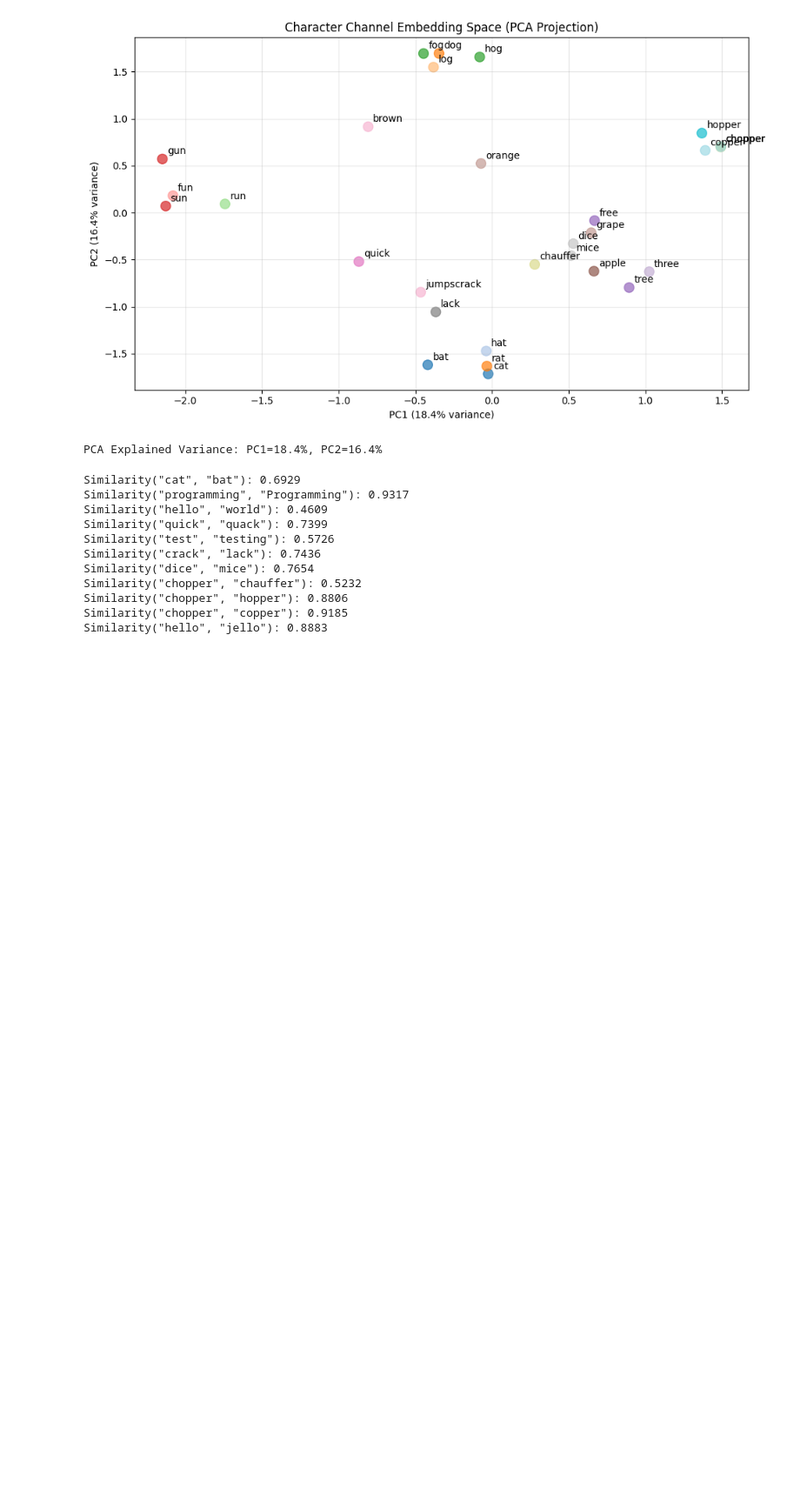
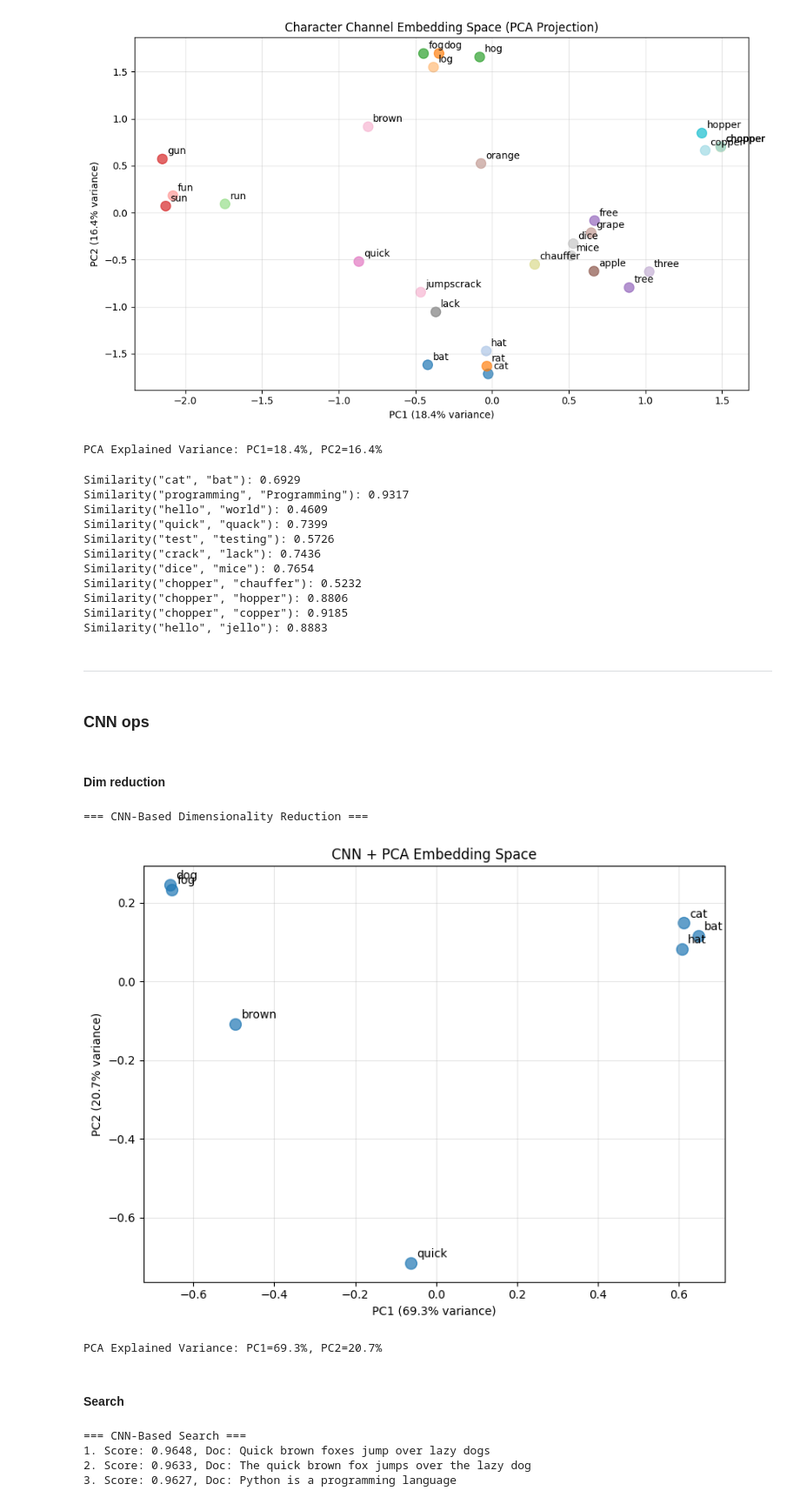
Before and after one commit to dhr412/chan-search-embed, a Jupyter notebook: src/char_emb.ipynb, the cells around one changed output. Shown at 87% size. Cells and saved outputs as stored; diff of their text form; code cells hidden in the pictures; blank space fills up the shorter version.

```diff
--- a/src/char_emb.ipynb
+++ b/src/char_emb.ipynb
@@ -534,3 +660,51 @@ Similarity("chopper", "chauffer"): 0.5232
 Similarity("chopper", "hopper"): 0.8806
 Similarity("chopper", "copper"): 0.9185
 Similarity("hello", "jello"): 0.8883
+# %% [markdown]
+---
+# %% [markdown]
+### CNN ops
+# %%
+embedder = CharacterChannelEmbedding(use_ngrams=True, n=3)
+# %% [markdown]
+#### Dim reduction
+# %%
+print("\n=== CNN-Based Dimensionality Reduction ===")
+words = ["cat", "bat", "hat", "dog", "fog", "quick", "brown"]
+reduced, variance = embedder.cnn_reduce_dimensionality(words, target_dim=2)
+plt.figure(figsize=(8, 6))
+plt.scatter(reduced[:, 0], reduced[:, 1], s=100, alpha=0.7)
+for i, word in enumerate(words):
+    plt.annotate(word, (reduced[i, 0], reduced[i, 1]), xytext=(5, 5), textcoords="offset points")
+plt.title("CNN + PCA Embedding Space")
+plt.xlabel(f"PC1 ({variance[0]:.1%} variance)")
+plt.ylabel(f"PC2 ({variance[1]:.1%} variance)")
+plt.grid(True, alpha=0.3)
+plt.tight_layout()
+plt.show()
+
+print(f"PCA Explained Variance: PC1={variance[0]:.1%}, PC2={variance[1]:.1%}")
+# %% [output]
+=== CNN-Based Dimensionality Reduction ===
+[figure, added]
+PCA Explained Variance: PC1=69.3%, PC2=20.7%
+# %% [markdown]
+#### Search
+# %%
+print("\n=== CNN-Based Search ===")
+query = "brown fox jumps"
+documents = [
+    "The quick brown fox jumps over the lazy dog",
+    "A fast brown fox leaps above a sleepy canine",
+    "The slow red cat walks under the energetic bird",
+    "Quick brown foxes jump over lazy dogs",
+    "Python is a programming language"
+]
+results = embedder.cnn_search(query, documents, top_k=3)
+for i, (doc, score) in enumerate(results, 1):
+    print(f"{i}. Score: {score:.4f}, Doc: {doc}")
+# %% [output]
+=== CNN-Based Search ===
+1. Score: 0.9648, Doc: Quick brown foxes jump over lazy dogs
+2. Score: 0.9633, Doc: The quick brown fox jumps over the lazy dog
+3. Score: 0.9627, Doc: Python is a programming language
```
Also changed, not shown: parts of 12 cells of this notebook.
